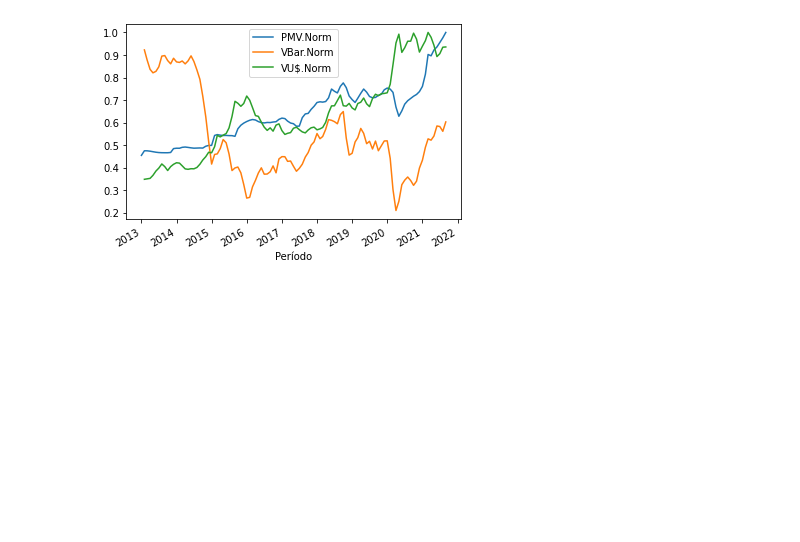
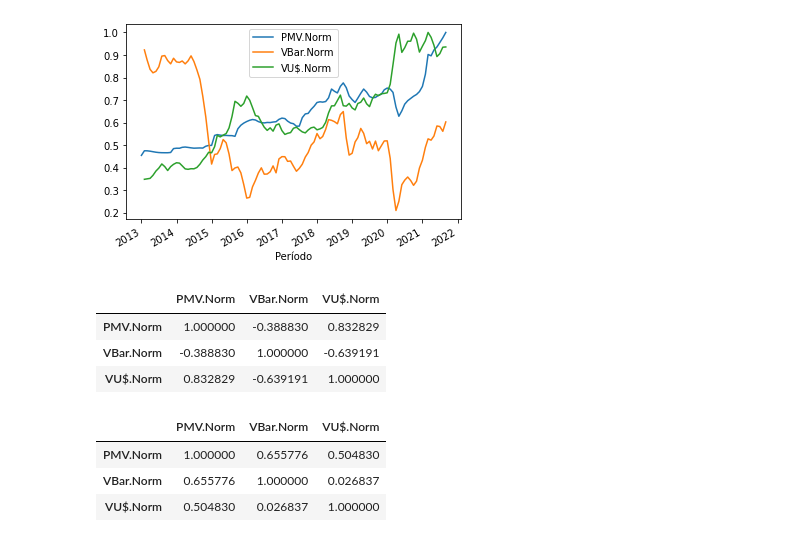
Before and after one commit to ednaelxd/residencia, a Jupyter notebook: desenvolvimento.ipynb, the cells around one changed output. Saved outputs shown, nothing was run; the diff lists cells and outputs as text; code cells hidden in the pictures; blank space fills up the shorter version.

```diff
--- a/desenvolvimento.ipynb
+++ b/desenvolvimento.ipynb
@@ -70,3 +70,20 @@ dollar.loc['2013-01-1':,'VU$.Norm'].plot(legend=True)
 # %% [output]
 <AxesSubplot:xlabel='Período'>
 [figure]
+# %%
+frames = pd.concat([df_gasolina['PMV.Norm'],barril.loc['2013-01-1':,'VBar.Norm'],dollar.loc['2013-01-1':,'VU$.Norm']],axis=1)
+frames.corr()
+# %% [output]
+|  | PMV.Norm | VBar.Norm | VU$.Norm |
+| PMV.Norm | 1.000000 | -0.388830 | 0.832829 |
+| VBar.Norm | -0.388830 | 1.000000 | -0.639191 |
+| VU$.Norm | 0.832829 | -0.639191 | 1.000000 |
+# %%
+
+frames.loc['2015-01-01':'2019-01-01'].corr()
+#analisando apenas o período em questão
+# %% [output]
+|  | PMV.Norm | VBar.Norm | VU$.Norm |
+| PMV.Norm | 1.000000 | 0.655776 | 0.504830 |
+| VBar.Norm | 0.655776 | 1.000000 | 0.026837 |
+| VU$.Norm | 0.504830 | 0.026837 | 1.000000 |
```
